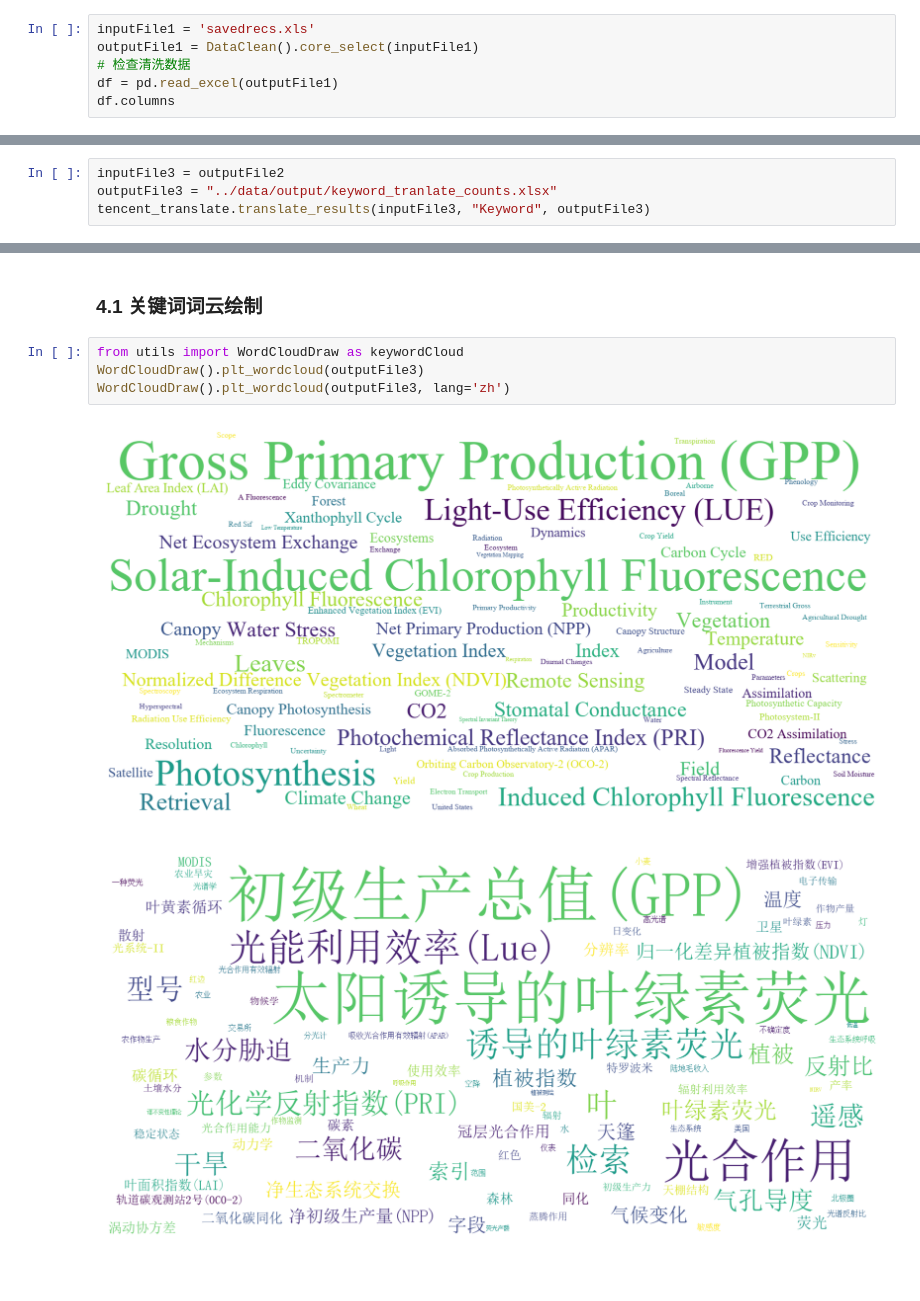
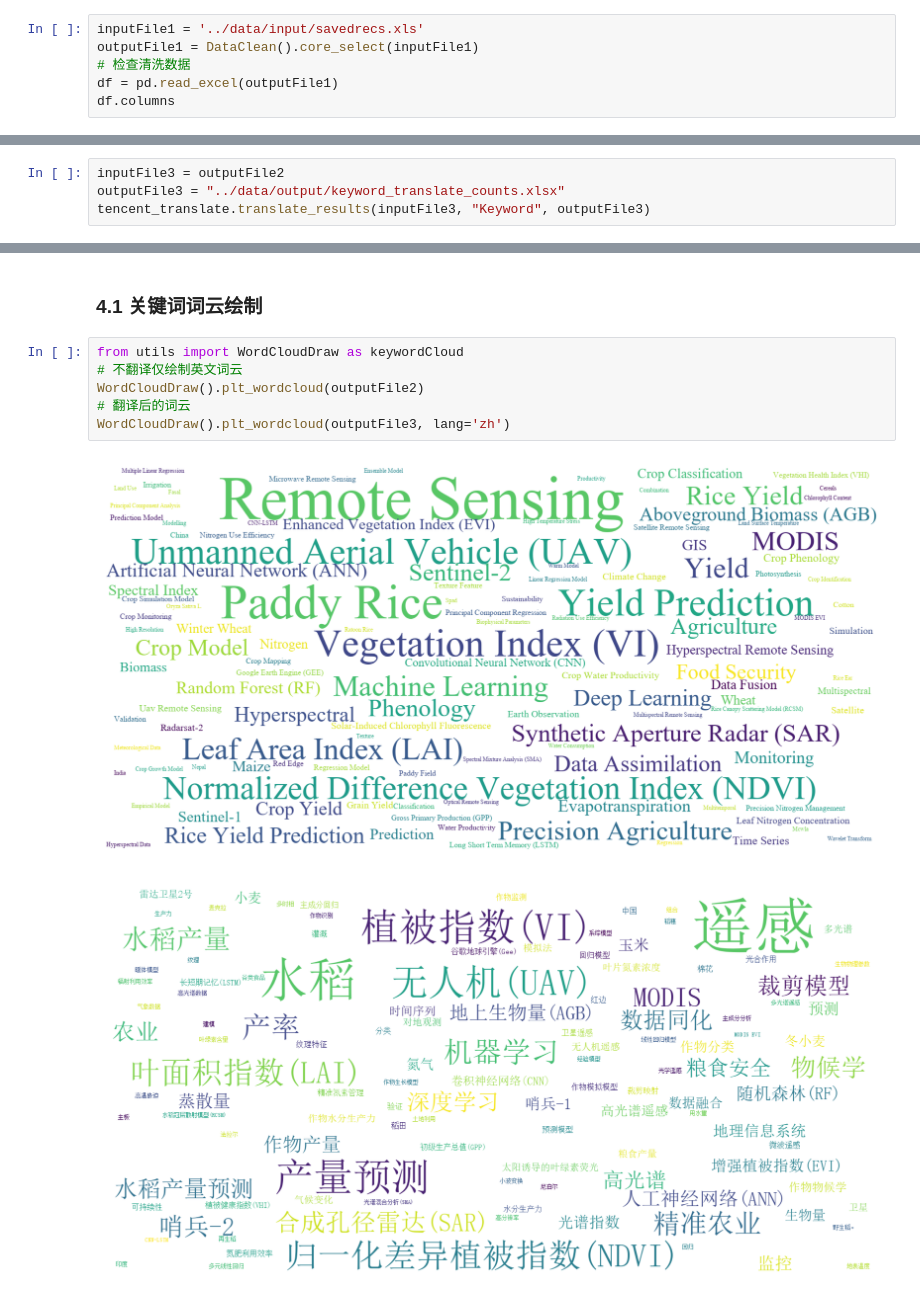
Before and after one commit to gis-xh/essay-auto-analysis, a Jupyter notebook: src/wos_essay_new.ipynb, the cells around one changed output, grey strips where cells are left out. Drawn from its saved outputs; the diff is of its cells as text.

```diff
--- a/src/wos_essay_new.ipynb
+++ b/src/wos_essay_new.ipynb
@@ -7,7 +7,7 @@ import tencent_translate
 # %% [markdown]
 ## 1 数据预处理
 # %%
-inputFile1 = 'savedrecs.xls'
+inputFile1 = '../data/input/savedrecs.xls'
 outputFile1 = DataClean().core_select(inputFile1)
 # 检查清洗数据
 df = pd.read_excel(outputFile1)
@@ -29,7 +30,7 @@ outputFile2 = KeywordsCount().words_count(inputFile2)
 # keywords_tranlate(source_file, "原文标题", target_file, "标题翻译")
 # %%
 inputFile3 = outputFile2
-outputFile3 = "../data/output/keyword_tranlate_counts.xlsx"
+outputFile3 = "../data/output/keyword_translate_counts.xlsx"
 tencent_translate.translate_results(inputFile3, "Keyword", outputFile3)
 # %% [markdown]
 ## 4 词云图模块
@@ -37,8 +38,10 @@ tencent_translate.translate_results(inputFile3, "Keyword", outputFile3)
 ### 4.1 关键词词云绘制
 # %%
 from utils import WordCloudDraw as keywordCloud
-WordCloudDraw().plt_wordcloud(outputFile3)
+# 不翻译仅绘制英文词云
+WordCloudDraw().plt_wordcloud(outputFile2)
+# 翻译后的词云
 WordCloudDraw().plt_wordcloud(outputFile3, lang='zh')
 # %% [output]
-[figure, old version]
+[figure, new version]
-[figure, old version]
+[figure, new version]
```
Also changed, not shown: parts of 1 cell of this notebook, 3 other files.
